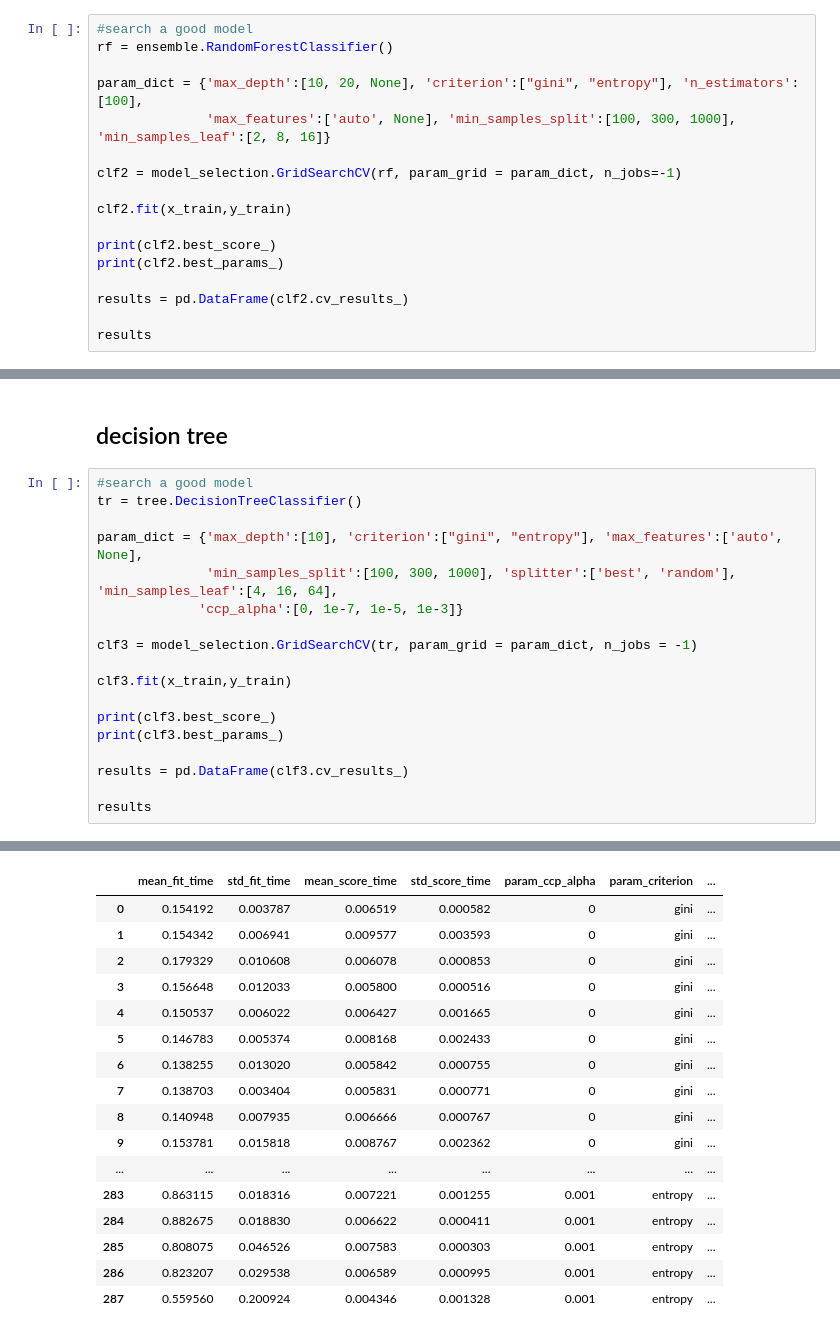
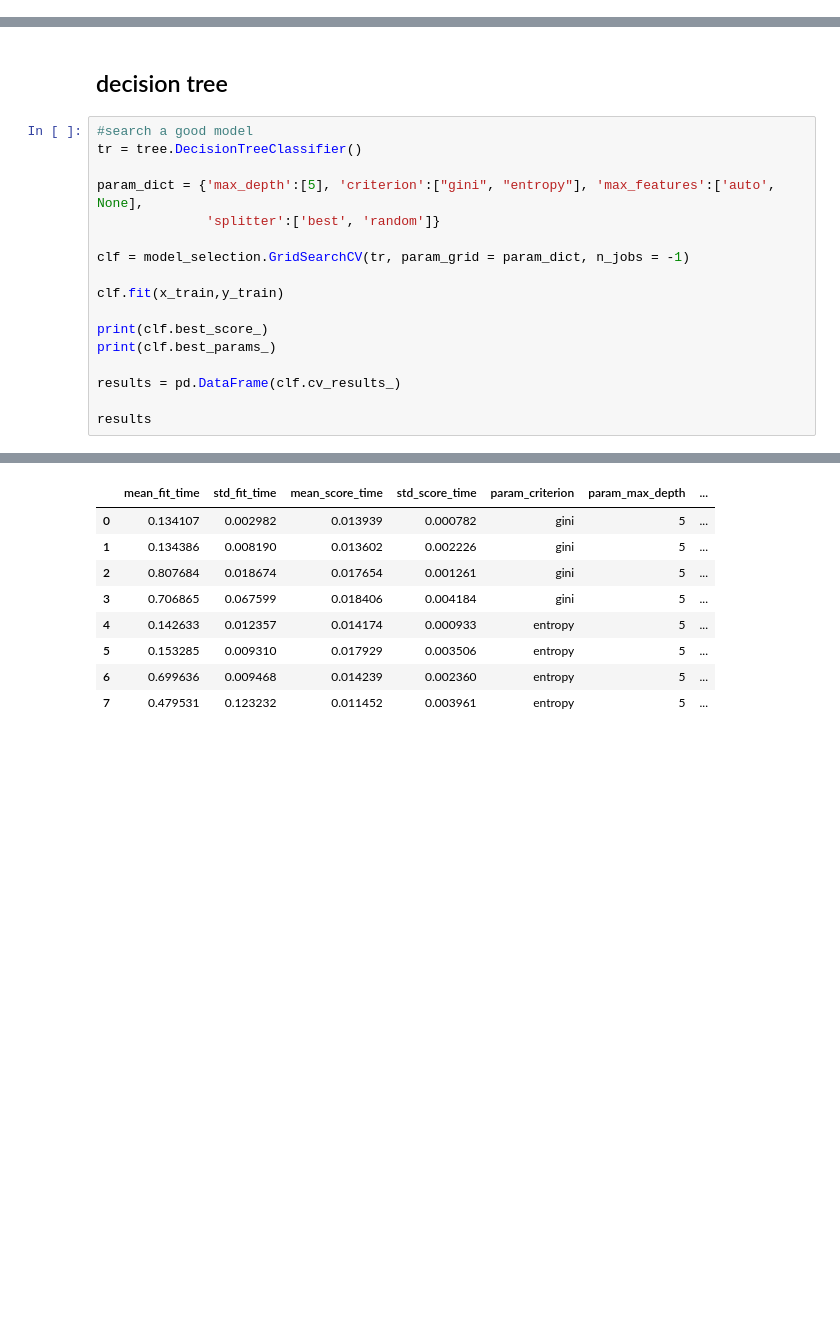
Before and after one commit to DavidSiegl/Animal-Shelter-Analysis, a Jupyter notebook: decision_tree.ipynb, the cells around one changed output, grey strips where cells are left out. Cells and saved outputs as stored; diff of their text form; blank space fills up the shorter version.

```diff
--- a/decision_tree.ipynb
+++ b/decision_tree.ipynb
@@ -103,17 +36,0 @@ plt.show()
-# %%
-#search a good model
-rf = ensemble.RandomForestClassifier()
-
-param_dict = {'max_depth':[10, 20, None], 'criterion':["gini", "entropy"], 'n_estimators':[100],
-              'max_features':['auto', None], 'min_samples_split':[100, 300, 1000], 'min_samples_leaf':[2, 8, 16]}
-
-clf2 = model_selection.GridSearchCV(rf, param_grid = param_dict, n_jobs=-1)
-
-clf2.fit(x_train,y_train)
-
-print(clf2.best_score_)
-print(clf2.best_params_)
-
-results = pd.DataFrame(clf2.cv_results_)
-
-results
@@ -169,18 +40,17 @@ plt.show()
 #search a good model
 tr = tree.DecisionTreeClassifier()
 
-param_dict = {'max_depth':[10], 'criterion':["gini", "entropy"], 'max_features':['auto', None],
-              'min_samples_split':[100, 300, 1000], 'splitter':['best', 'random'], 'min_samples_leaf':[4, 16, 64],
-             'ccp_alpha':[0, 1e-7, 1e-5, 1e-3]}
+param_dict = {'max_depth':[5], 'criterion':["gini", "entropy"], 'max_features':['auto', None],
+              'splitter':['best', 'random']}
 
-clf3 = model_selection.GridSearchCV(tr, param_grid = param_dict, n_jobs = -1)
+clf = model_selection.GridSearchCV(tr, param_grid = param_dict, n_jobs = -1)
 
-clf3.fit(x_train,y_train)
+clf.fit(x_train,y_train)
 
-print(clf3.best_score_)
-print(clf3.best_params_)
+print(clf.best_score_)
+print(clf.best_params_)
 
-results = pd.DataFrame(clf3.cv_results_)
+results = pd.DataFrame(clf.cv_results_)
 
 results
 # %% [output]
@@ -189,19 +59,11 @@ results
-|  | mean_fit_time | std_fit_time | mean_score_time | std_score_time | param_ccp_alpha | param_criterion | ... |
-| 0 | 0.154192 | 0.003787 | 0.006519 | 0.000582 | 0 | gini | ... |
-| 1 | 0.154342 | 0.006941 | 0.009577 | 0.003593 | 0 | gini | ... |
-| 2 | 0.179329 | 0.010608 | 0.006078 | 0.000853 | 0 | gini | ... |
-| 3 | 0.156648 | 0.012033 | 0.005800 | 0.000516 | 0 | gini | ... |
-| 4 | 0.150537 | 0.006022 | 0.006427 | 0.001665 | 0 | gini | ... |
-| 5 | 0.146783 | 0.005374 | 0.008168 | 0.002433 | 0 | gini | ... |
-| 6 | 0.138255 | 0.013020 | 0.005842 | 0.000755 | 0 | gini | ... |
-| 7 | 0.138703 | 0.003404 | 0.005831 | 0.000771 | 0 | gini | ... |
-| 8 | 0.140948 | 0.007935 | 0.006666 | 0.000767 | 0 | gini | ... |
-| 9 | 0.153781 | 0.015818 | 0.008767 | 0.002362 | 0 | gini | ... |
-| ... | ... | ... | ... | ... | ... | ... | ... |
-| 283 | 0.863115 | 0.018316 | 0.007221 | 0.001255 | 0.001 | entropy | ... |
-| 284 | 0.882675 | 0.018830 | 0.006622 | 0.000411 | 0.001 | entropy | ... |
-| 285 | 0.808075 | 0.046526 | 0.007583 | 0.000303 | 0.001 | entropy | ... |
-| 286 | 0.823207 | 0.029538 | 0.006589 | 0.000995 | 0.001 | entropy | ... |
-| 287 | 0.559560 | 0.200924 | 0.004346 | 0.001328 | 0.001 | entropy | ... |
+|  | mean_fit_time | std_fit_time | mean_score_time | std_score_time | param_criterion | param_max_depth | ... |
+| 0 | 0.134107 | 0.002982 | 0.013939 | 0.000782 | gini | 5 | ... |
+| 1 | 0.134386 | 0.008190 | 0.013602 | 0.002226 | gini | 5 | ... |
+| 2 | 0.807684 | 0.018674 | 0.017654 | 0.001261 | gini | 5 | ... |
+| 3 | 0.706865 | 0.067599 | 0.018406 | 0.004184 | gini | 5 | ... |
+| 4 | 0.142633 | 0.012357 | 0.014174 | 0.000933 | entropy | 5 | ... |
+| 5 | 0.153285 | 0.009310 | 0.017929 | 0.003506 | entropy | 5 | ... |
+| 6 | 0.699636 | 0.009468 | 0.014239 | 0.002360 | entropy | 5 | ... |
+| 7 | 0.479531 | 0.123232 | 0.011452 | 0.003961 | entropy | 5 | ... |
 # %%
 #training score
```
Also changed, not shown: parts of 21 cells of this notebook, 1 other file.
